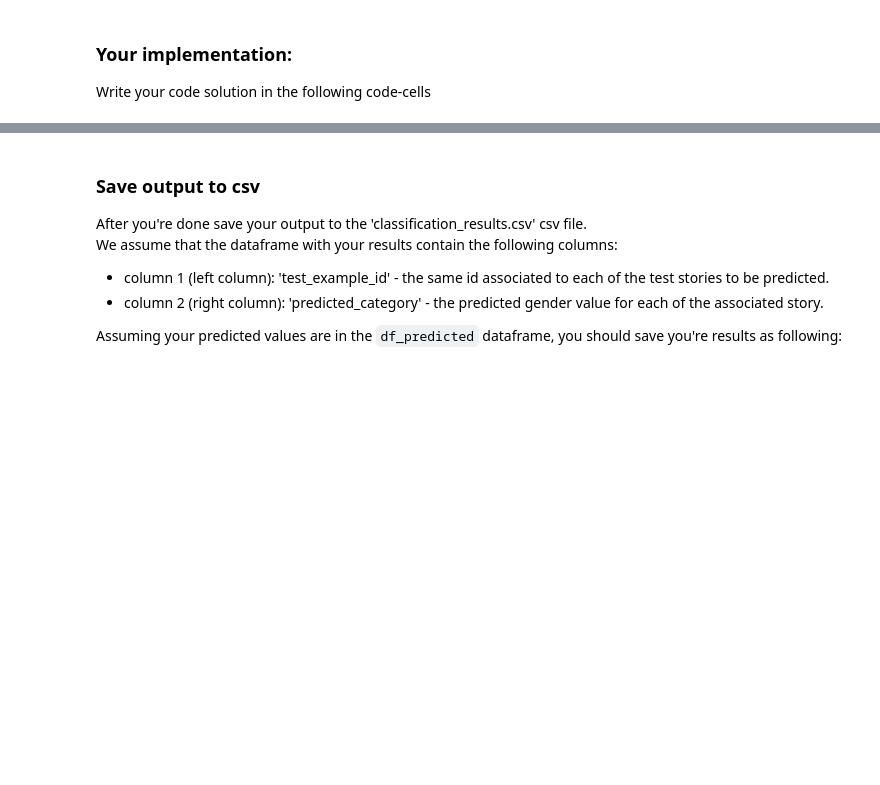
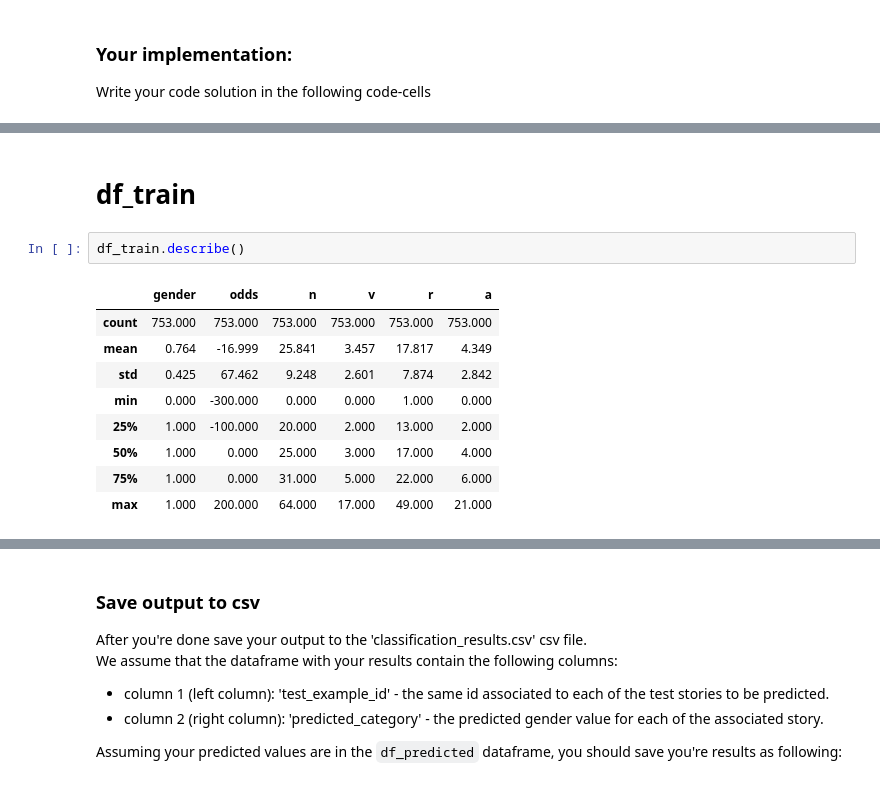
Before and after one commit to talsag-dev/Text_Analysis, a Jupyter notebook: Assignment4-text-analysis.ipynb, the cells around one changed output, grey strips where cells are left out. Cells and saved outputs as stored; diff of their text form; blank space fills up the shorter version.

```diff
--- a/Assignment4-text-analysis.ipynb
+++ b/Assignment4-text-analysis.ipynb
@@ -168,0 +271,14 @@ Write your code solution in the following code-cells
+# %% [markdown]
+# df_train
+# %%
+df_train.describe()
+# %% [output]
+|  | gender | odds | n | v | r | a |
+| count | 753.000 | 753.000 | 753.000 | 753.000 | 753.000 | 753.000 |
+| mean | 0.764 | -16.999 | 25.841 | 3.457 | 17.817 | 4.349 |
+| std | 0.425 | 67.462 | 9.248 | 2.601 | 7.874 | 2.842 |
+| min | 0.000 | -300.000 | 0.000 | 0.000 | 1.000 | 0.000 |
+| 25% | 1.000 | -100.000 | 20.000 | 2.000 | 13.000 | 2.000 |
+| 50% | 1.000 | 0.000 | 25.000 | 3.000 | 17.000 | 4.000 |
+| 75% | 1.000 | 0.000 | 31.000 | 5.000 | 22.000 | 6.000 |
+| max | 1.000 | 200.000 | 64.000 | 17.000 | 49.000 | 21.000 |
```
Also changed, not shown: parts of 33 cells of this notebook, 2 other files.
